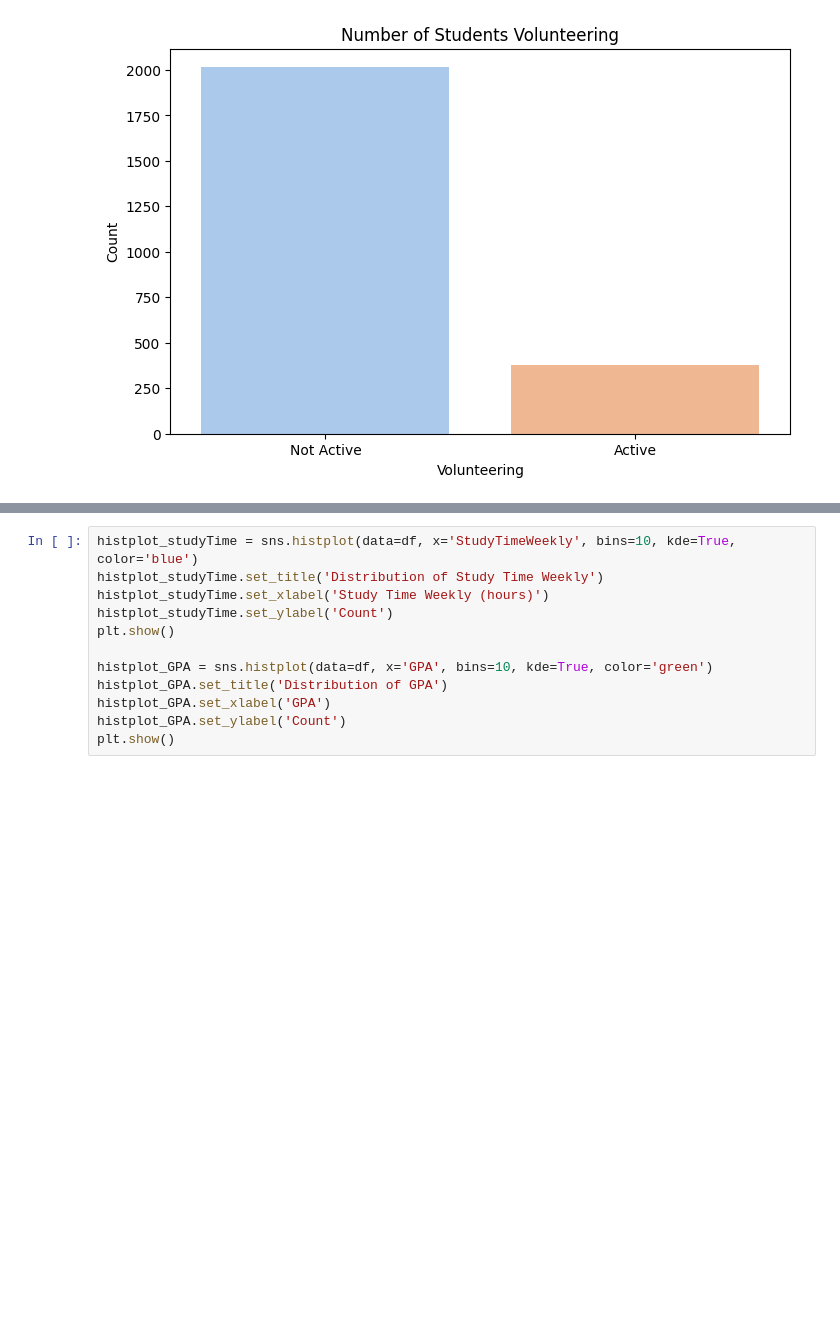
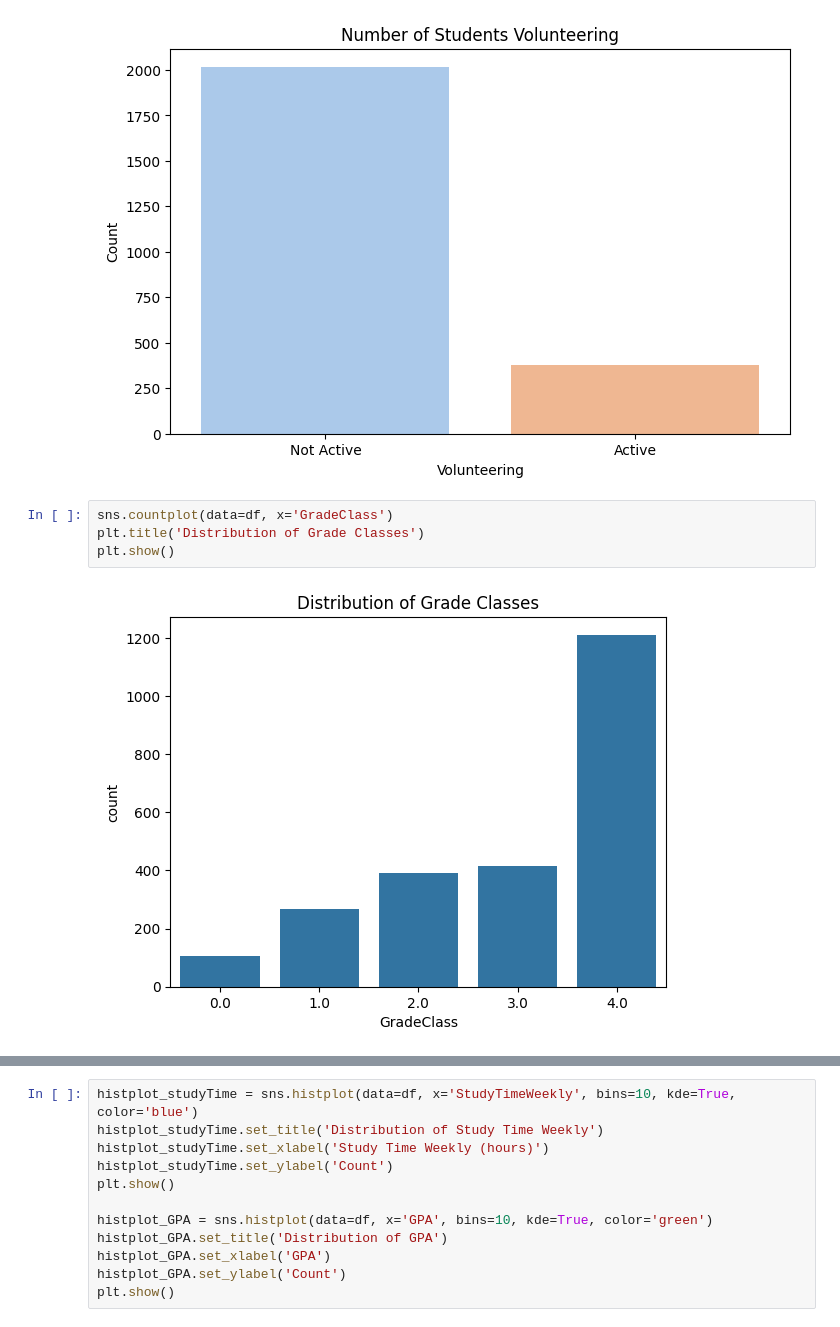
Before and after one commit to Thian0509/MLG382-Guided-Project, a Jupyter notebook: Jupyter_Notebooks/BrightPath_Academy.ipynb, the cells around one changed output, grey strips where cells are left out. Cells and saved outputs as stored; diff of their text form; blank space fills up the shorter version.

```diff
--- a/Jupyter_Notebooks/BrightPath_Academy.ipynb
+++ b/Jupyter_Notebooks/BrightPath_Academy.ipynb
@@ -110,3 +134,9 @@ volunteering_count.set_ylabel('Count')
 plt.show()
 # %% [output]
 [figure]
+# %%
+sns.countplot(data=df, x='GradeClass')
+plt.title('Distribution of Grade Classes')
+plt.show()
+# %% [output]
+[figure, added]
```
Also changed, not shown: parts of 8 cells of this notebook.
